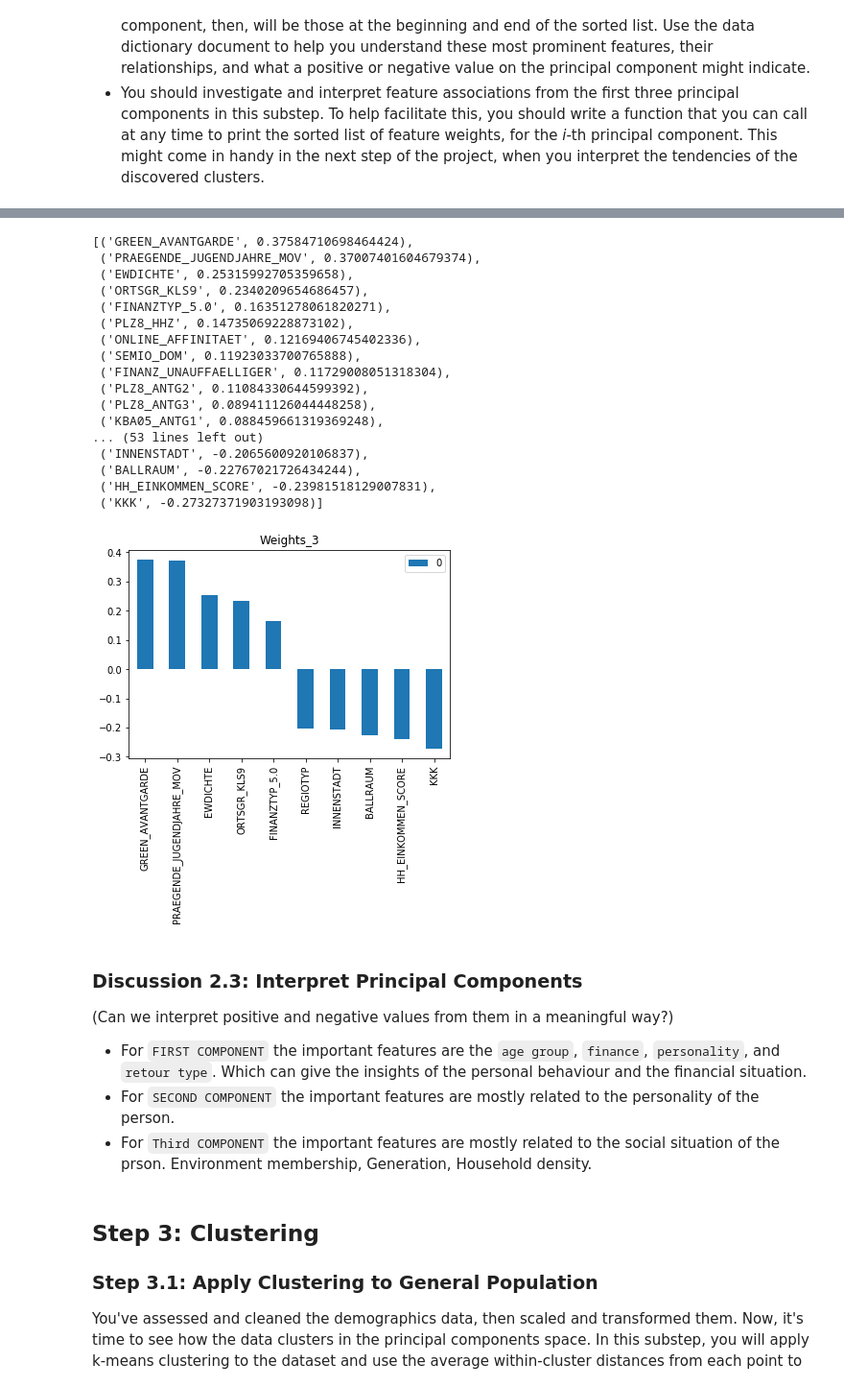
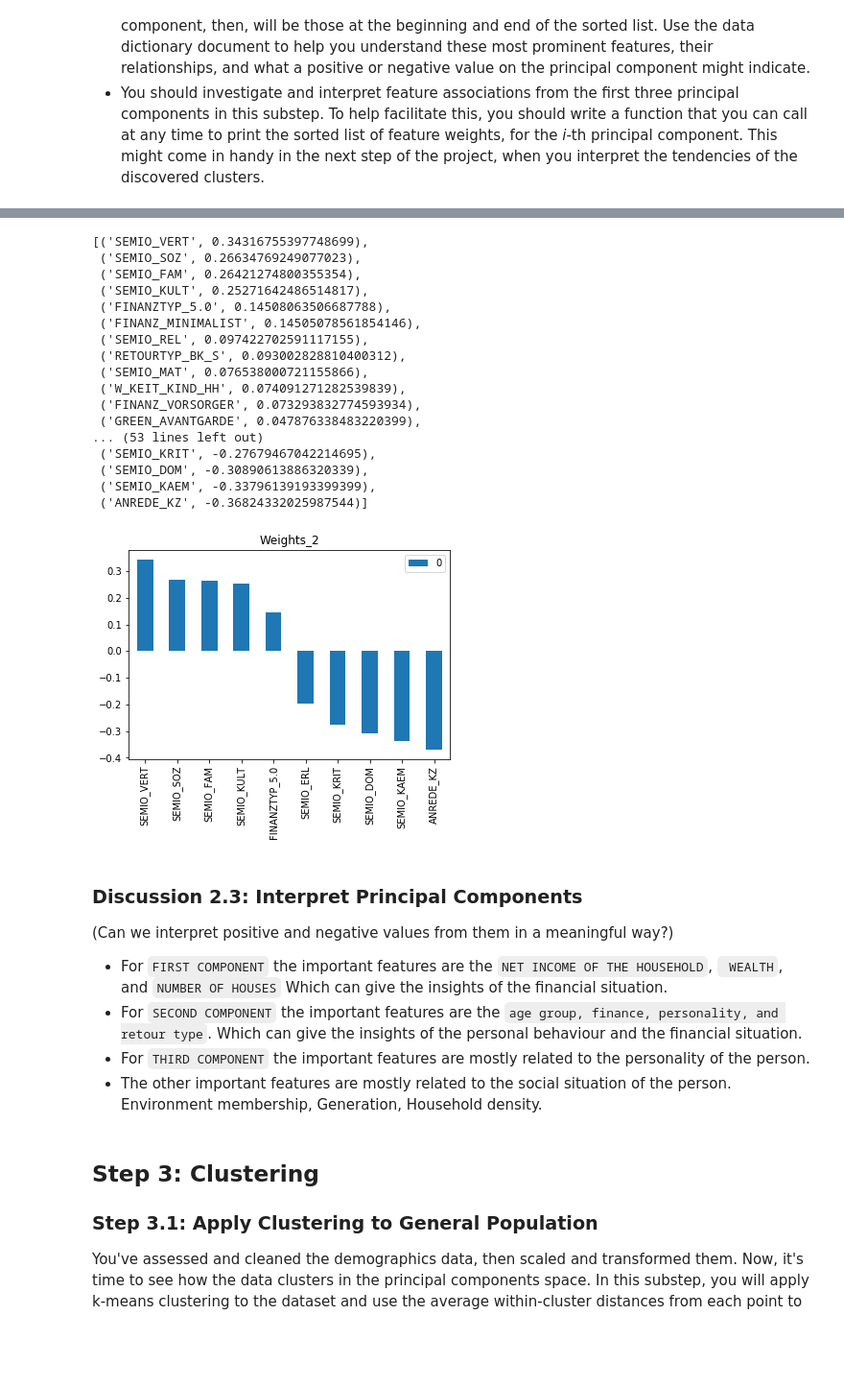
Before and after one commit to AbhishekKaushikCV/Udacity_Nanodegree, a Jupyter notebook: Projects/create_customer_segments/Identify_Customer_Segments.ipynb, the cells around one changed output, grey strips where cells are left out. Shown at 96% size. Cells and saved outputs as stored; diff of their text form; code cells hidden in the pictures; blank space fills up the shorter version.

```diff
--- a/Projects/create_customer_segments/Identify_Customer_Segments.ipynb
+++ b/Projects/create_customer_segments/Identify_Customer_Segments.ipynb
@@ -353,12 +355,3 @@ print(f"The size of the large missing data with threshold 10: {large_missing_dat
 # %% [output]
 The size of the less missing data with threshold 10: (774943, 78)
 The size of the large missing data with threshold 10: (116278, 78)
-# %%
-# Write code to divide the data into two subsets based on the number of missing
-# values in each row.
-less_missing_data = azdias[azdias.isnull().sum(axis=1) < 5].reset_index(drop=True)
-
-large_missing_data = azdias[azdias.isnull().sum(axis=1) >= 5].reset_index(drop=True)
-
-print(f"The size of the less missing data with threshold 5: {less_missing_data.shape}")
-print(f"The size of the large missing data with threshold 5: {large_missing_data.shape}")
@@ -997,37 +991,38 @@ plot_weights(weights2,2)
 # %%
 # Map weights for the third principal component to corresponding feature names
 # and then print the linked values, sorted by weight.
-weights3= pca_weights(pca,3)
+weights3= pca_weights(pca,2)
 weights3
 # %% [output]
-[('GREEN_AVANTGARDE', 0.37584710698464424),
- ('PRAEGENDE_JUGENDJAHRE_MOV', 0.37007401604679374),
- ('EWDICHTE', 0.25315992705359658),
- ('ORTSGR_KLS9', 0.2340209654686457),
- ('FINANZTYP_5.0', 0.16351278061820271),
- ('PLZ8_HHZ', 0.14735069228873102),
- ('ONLINE_AFFINITAET', 0.12169406745402336),
- ('SEMIO_DOM', 0.11923033700765888),
- ('FINANZ_UNAUFFAELLIGER', 0.11729008051318304),
- ('PLZ8_ANTG2', 0.11084330644599392),
- ('PLZ8_ANTG3', 0.089411126044448258),
- ('KBA05_ANTG1', 0.088459661319369248),
+[('SEMIO_VERT', 0.34316755397748699),
+ ('SEMIO_SOZ', 0.26634769249077023),
+ ('SEMIO_FAM', 0.26421274800355354),
+ ('SEMIO_KULT', 0.25271642486514817),
+ ('FINANZTYP_5.0', 0.14508063506687788),
+ ('FINANZ_MINIMALIST', 0.14505078561854146),
+ ('SEMIO_REL', 0.097422702591117155),
+ ('RETOURTYP_BK_S', 0.093002828810400312),
+ ('SEMIO_MAT', 0.076538000721155866),
+ ('W_KEIT_KIND_HH', 0.074091271282539839),
+ ('FINANZ_VORSORGER', 0.073293832774593934),
+ ('GREEN_AVANTGARDE', 0.047876338483220399),
 ... (53 lines left out)
- ('INNENSTADT', -0.2065600920106837),
- ('BALLRAUM', -0.22767021726434244),
- ('HH_EINKOMMEN_SCORE', -0.23981518129007831),
- ('KKK', -0.27327371903193098)]
+ ('SEMIO_KRIT', -0.27679467042214695),
+ ('SEMIO_DOM', -0.30890613886320339),
+ ('SEMIO_KAEM', -0.33796139193399399),
+ ('ANREDE_KZ', -0.36824332025987544)]
 # %%
-plot_weights(weights3,3)
+plot_weights(weights3,2)
 # %% [output]
-[figure, old version]
+[figure, new version]
 # %% [markdown]
 ### Discussion 2.3: Interpret Principal Components
 
 (Can we interpret positive and negative values from them in a meaningful way?)
-- For `FIRST COMPONENT` the important features are the `age group`, `finance`, `personality`, and `retour type`. Which can give the insights of the personal behaviour and the financial situation.
-- For `SECOND COMPONENT` the important features are mostly related to the personality of the person.
-- For `Third COMPONENT` the important features are mostly related to the social situation of the prson. Environment membership, Generation, Household density.
+- For `FIRST COMPONENT` the important features are the `NET INCOME OF THE HOUSEHOLD`, ` WEALTH`, and `NUMBER OF HOUSES` Which can give the insights of the financial situation.
+- For `SECOND COMPONENT` the important features are the `age group, finance, personality, and retour type`. Which can give the insights of the personal behaviour and the financial situation.
+- For `THIRD COMPONENT` the important features are mostly related to the personality of the person.
+- The other important features are mostly related to the social situation of the person. Environment membership, Generation, Household density.
 # %% [markdown]
 ## Step 3: Clustering
 
```
Also changed, not shown: parts of 33 cells of this notebook, 1 other file.
